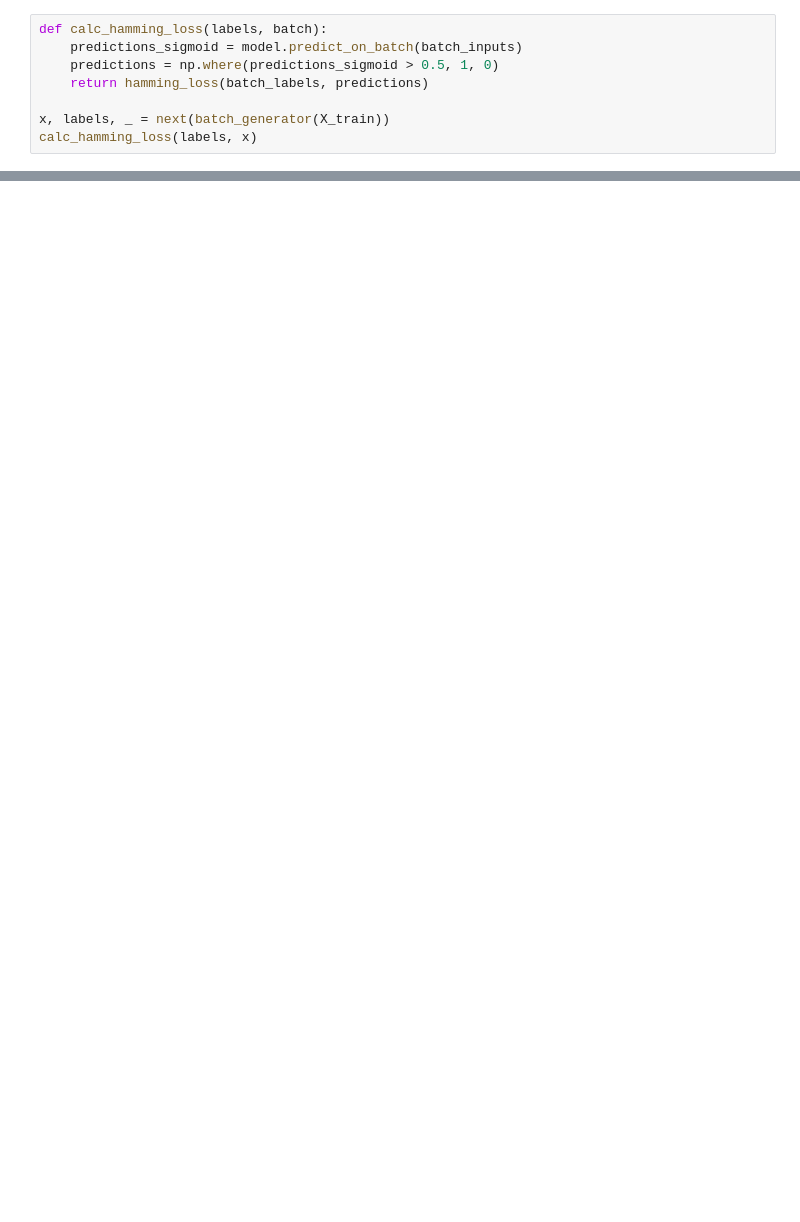
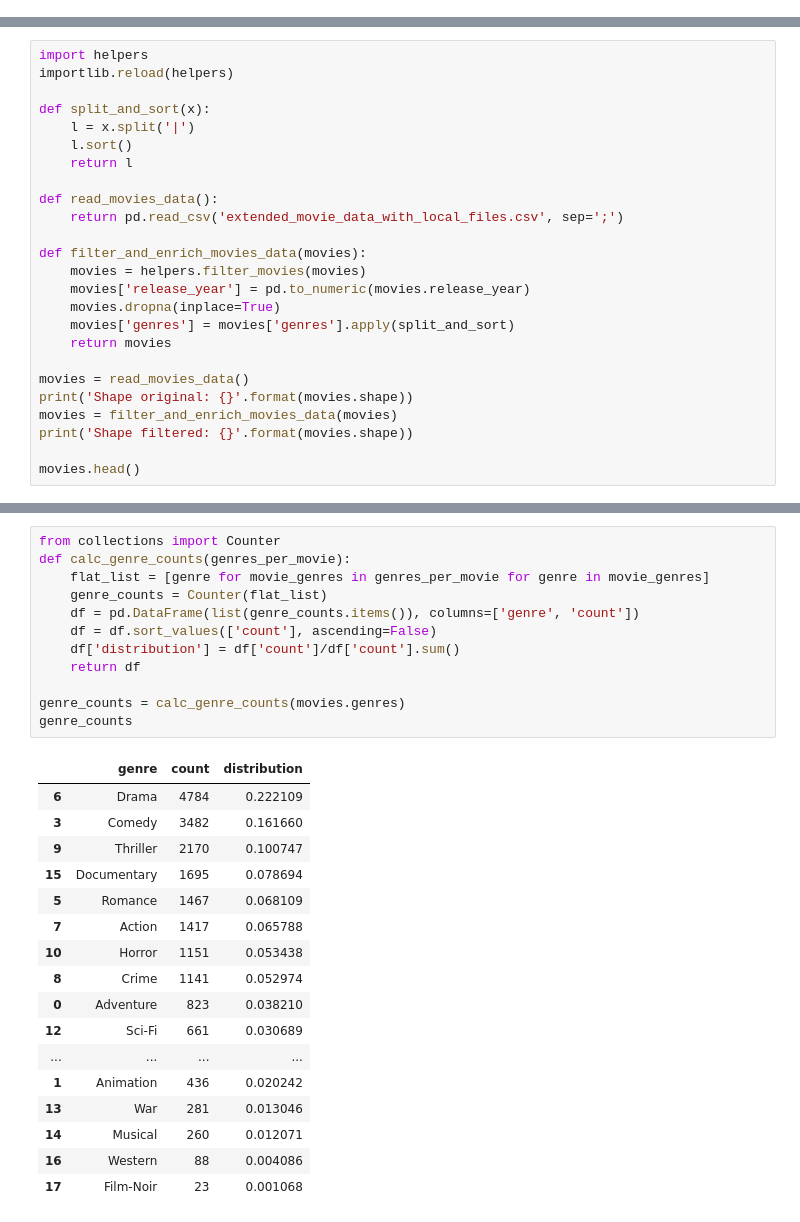
Before and after one commit to borttrob/movie-genre-ml, a Jupyter notebook: Training.ipynb, the cells around one changed output, grey strips where cells are left out. Cells and saved outputs as stored; diff of their text form; blank space fills up the shorter version.

```diff
--- a/Training.ipynb
+++ b/Training.ipynb
@@ -206,8 +0,0 @@ input_5:0
-# %%
-def calc_hamming_loss(labels, batch):
-    predictions_sigmoid = model.predict_on_batch(batch_inputs)
-    predictions = np.where(predictions_sigmoid > 0.5, 1, 0)
-    return hamming_loss(batch_labels, predictions)
-
-x, labels, _ = next(batch_generator(X_train))
-calc_hamming_loss(labels, x)
@@ -317,0 +43,25 @@ for batch_inputs, batch_labels, img_files  in batch_generator(X_test, distortion
+# %%
+import helpers
+importlib.reload(helpers)
+
+def split_and_sort(x):
+    l = x.split('|')
+    l.sort()
+    return l
+
+def read_movies_data():
+    return pd.read_csv('extended_movie_data_with_local_files.csv', sep=';')
+
+def filter_and_enrich_movies_data(movies):
+    movies = helpers.filter_movies(movies)
+    movies['release_year'] = pd.to_numeric(movies.release_year)
+    movies.dropna(inplace=True)
+    movies['genres'] = movies['genres'].apply(split_and_sort)
+    return movies
+
+movies = read_movies_data()
+print('Shape original: {}'.format(movies.shape))
+movies = filter_and_enrich_movies_data(movies)
+print('Shape filtered: {}'.format(movies.shape))
+
+movies.head()
@@ -317,0 +77,30 @@ for batch_inputs, batch_labels, img_files  in batch_generator(X_test, distortion
+# %%
+from collections import Counter
+def calc_genre_counts(genres_per_movie):
+    flat_list = [genre for movie_genres in genres_per_movie for genre in movie_genres]
+    genre_counts = Counter(flat_list)
+    df = pd.DataFrame(list(genre_counts.items()), columns=['genre', 'count'])
+    df = df.sort_values(['count'], ascending=False)
+    df['distribution'] = df['count']/df['count'].sum()
+    return df
+
+genre_counts = calc_genre_counts(movies.genres)
+genre_counts
+# %% [output]
+|  | genre | count | distribution |
+| 6 | Drama | 4784 | 0.222109 |
+| 3 | Comedy | 3482 | 0.161660 |
+| 9 | Thriller | 2170 | 0.100747 |
+| 15 | Documentary | 1695 | 0.078694 |
+| 5 | Romance | 1467 | 0.068109 |
+| 7 | Action | 1417 | 0.065788 |
+| 10 | Horror | 1151 | 0.053438 |
+| 8 | Crime | 1141 | 0.052974 |
+| 0 | Adventure | 823 | 0.038210 |
+| 12 | Sci-Fi | 661 | 0.030689 |
+| ... | ... | ... | ... |
+| 1 | Animation | 436 | 0.020242 |
+| 13 | War | 281 | 0.013046 |
+| 14 | Musical | 260 | 0.012071 |
+| 16 | Western | 88 | 0.004086 |
+| 17 | Film-Noir | 23 | 0.001068 |
```
Also changed, not shown: parts of 36 cells of this notebook, 1 other file.
